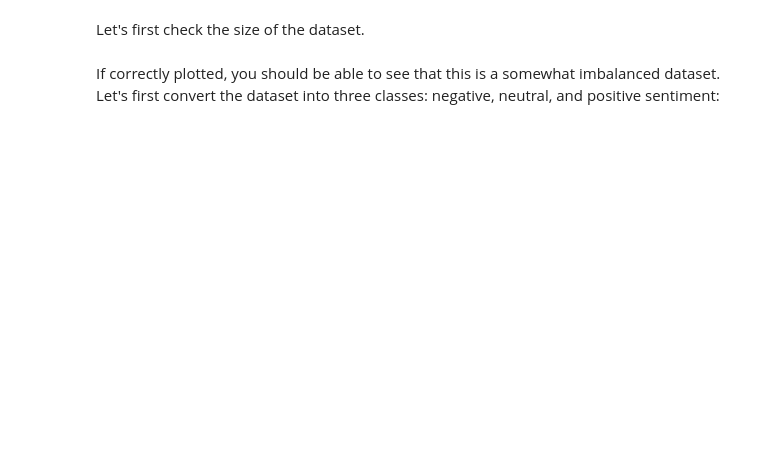
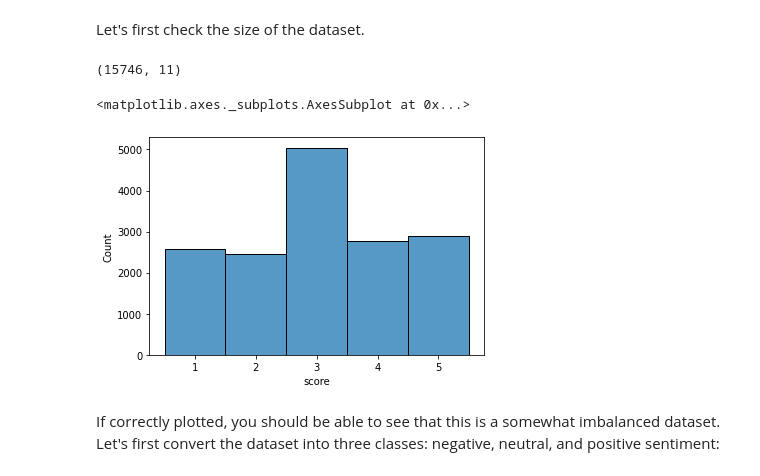
Before and after one commit to yeb2Binfang/ECE-GY9123_DL, a Jupyter notebook: HW/HW4/hw4prob3.ipynb, the cells around one changed output. Cells and saved outputs as stored; diff of their text form; code cells hidden in the pictures; blank space fills up the shorter version.

```diff
--- a/HW/HW4/hw4prob3.ipynb
+++ b/HW/HW4/hw4prob3.ipynb
@@ -27,8 +58,17 @@ df.head()
 Let's first check the size of the dataset.
 # %%
 # TODO: Q1. How many samples are there in this dataset?
+# There are 15746 samples in this dataset
+df.shape
+# %% [output]
+(15746, 11)
 # %%
 # TODO: Q2. Plot a histogram of review scores. These can be accessed in the df.score field in the above dataframe. Which score is the most common?
+# we can see that the score of 3 has the most.
+sns.histplot(data=df['score'],discrete=True)
+# %% [output]
+<matplotlib.axes._subplots.AxesSubplot at 0x...>
+[figure, added]
 # %% [markdown]
 If correctly plotted, you should be able to see that this is a somewhat imbalanced dataset. Let's first convert the dataset into three classes: negative, neutral, and positive sentiment:
 # %%
```
Also changed, not shown: parts of 15 cells of this notebook.
